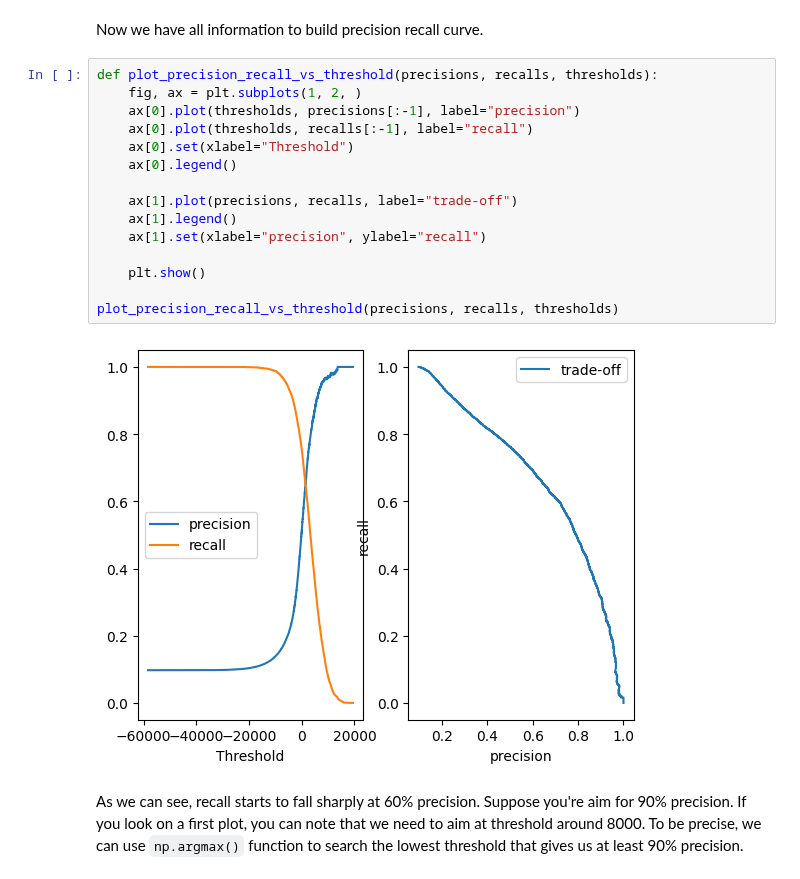
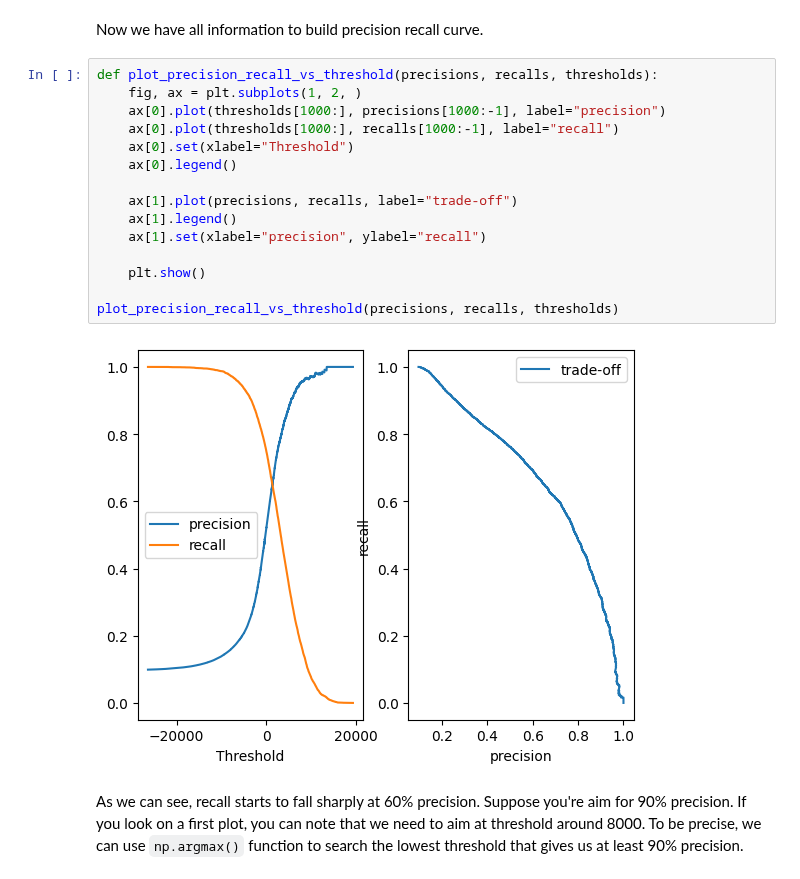
Before and after one commit to yeghor/Learning-Machine-Learning, a Jupyter notebook: jupyter_notes/Classification-2.ipynb, the cells around one changed output. Drawn from its saved outputs; the diff is of its cells as text.

```diff
--- a/jupyter_notes/Classification-2.ipynb
+++ b/jupyter_notes/Classification-2.ipynb
@@ -289,20 +289,20 @@ Now we have all information to build precision recall curve.
 # %%
 def plot_precision_recall_vs_threshold(precisions, recalls, thresholds):
     fig, ax = plt.subplots(1, 2, )
-    ax[0].plot(thresholds, precisions[:-1], label="precision")
-    ax[0].plot(thresholds, recalls[:-1], label="recall")
+    ax[0].plot(thresholds[1000:], precisions[1000:-1], label="precision")
+    ax[0].plot(thresholds[1000:], recalls[1000:-1], label="recall")
     ax[0].set(xlabel="Threshold")
     ax[0].legend()
 
     ax[1].plot(precisions, recalls, label="trade-off")
     ax[1].legend()
     ax[1].set(xlabel="precision", ylabel="recall")
 
     plt.show()
 
 plot_precision_recall_vs_threshold(precisions, recalls, thresholds)
 # %% [output]
-[figure, old version]
+[figure, new version]
 # %% [markdown]
 As we can see, recall starts to fall sharply at 60% precision.
 Suppose you're aim for 90% precision. If you look on a first plot, you can note that we need to aim at threshold around 8000.
```
Also changed, not shown: parts of 7 cells of this notebook.
